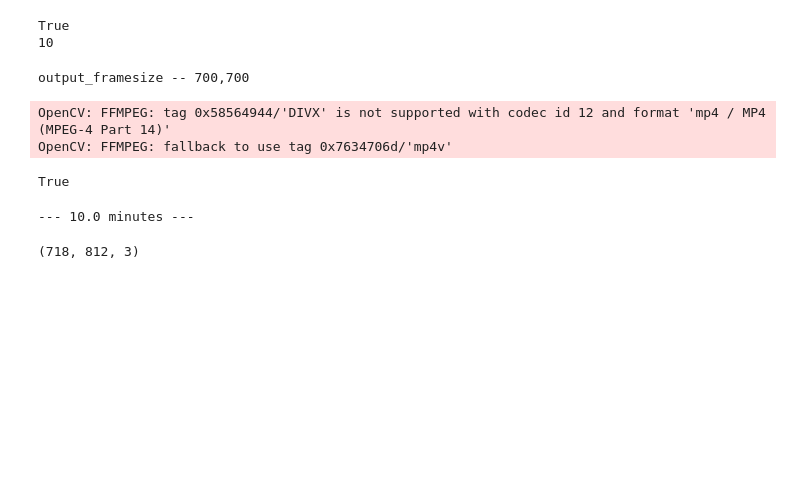
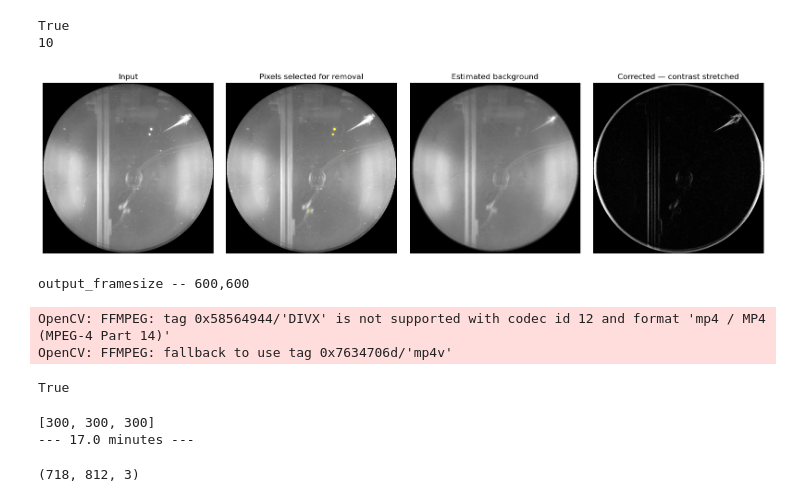
Before and after one commit to lengfei5/image_analysis_test, a Jupyter notebook: scripts/axolotlTracking_process_4sleap.ipynb, the cells around one changed output. Drawn from its saved outputs; the diff is of its cells as text; code cells hidden in the pictures; blank space fills up the shorter version.

```diff
--- a/scripts/axolotlTracking_process_4sleap.ipynb
+++ b/scripts/axolotlTracking_process_4sleap.ipynb
@@ -333,16 +394,53 @@ cv2.setNumThreads(6)
 # %% [output]
 True
 10
+# %%
+blur = cv2.cvtColor(cropped, cv2.COLOR_BGR2GRAY)
+#blur = cv2.medianBlur(blur, 5)
+# %%
+# Replace `image` with your existing 2D grayscale array.
+scaled, dot_mask, background, corrected = clean_image(blur, median_size=20, max_dot_area=80, background_radius=100)
+
+fig, axes = plt.subplots(1, 4, figsize=(16, 4))
+
+axes[0].imshow(scaled, cmap="gray", vmin=0, vmax=1)
+axes[0].set_title("Input")
+
+axes[1].imshow(scaled, cmap="gray", vmin=0, vmax=1)
+axes[1].imshow(
+    np.ma.masked_where(~dot_mask, dot_mask),
+    cmap="autumn",
+    vmin=0,
+    vmax=1,
+    alpha=0.8,
+)
+axes[1].set_title("Pixels selected for removal")
+
+axes[2].imshow(background, cmap="gray", vmin=0, vmax=1)
+axes[2].set_title("Estimated background")
+
+# Display contrast only; does not alter the corrected array.
+vmax = max(float(np.percentile(corrected, 99.5)), 1e-6)
+axes[3].imshow(corrected, cmap="gray", vmin=0, vmax=vmax)
+axes[3].set_title("Corrected — contrast stretched")
+
+for ax in axes:
+    ax.axis("off")
+
+plt.tight_layout()
+plt.show()
+# %% [output]
+[figure, added]
 # %%
 ## Video writer class to output video with contour and centroid of tracked object(s)
 # make sure the frame size matches size of array 'final'
 fourcc = cv2.VideoWriter_fourcc(*codec)
-output_framesize = (700, 700)
+output_framesize = (600, 600)
 print('output_framesize -- ' + str(output_framesize[0]) + ',' + str(output_framesize[1]))
 
 out = cv2.VideoWriter(filename = output_vidpath, fourcc = fourcc, fps = 30.0, frameSize = output_framesize, isColor = True)
 # %% [output]
-output_framesize -- 700,700
+output_framesize -- 600,600
 OpenCV: FFMPEG: tag 0x58564944/'DIVX' is not supported with codec id 12 and format 'mp4 / MP4 (MPEG-4 Part 14)'
 OpenCV: FFMPEG: fallback to use tag 0x7634706d/'mp4v'
 # %%
@@ -351,6 +449,13 @@ cap.set(1, 0)
 True
 # %%
 start = time.time()
+
+circle_x = 300
+circle_y = 300
+circle_radius = 300
+
+print([circle_x, circle_y, circle_radius])
+
 while(True):
     # Capture frame-by-frame
     ret, frame = cap.read()
@@ -358,10 +463,13 @@ while(True):
     this = cap.get(1)
 
     if ret == True:
+
         frame = cv2.resize(frame, None, fx = 1.0, fy = 1.0, interpolation = cv2.INTER_LINEAR)
 
         ## crop the image
-        cropped = frame[18:718, 95:795, :]
+        #cropped = frame[18:718, 95:795, :] # for Katha's video, the size of image 700x700
+        cropped = frame[40:640, 45:645, :] # Deniz's video of 600x600
+
 
         #frame = cv2.resize(frame, None, fx = scaling_img_1, fy = scaling_img_0, interpolation = cv2.INTER_LINEAR)
         #gray_frame = cv2.cvtColor(frame, cv2.COLOR_BGR2GRAY)
@@ -419,7 +527,8 @@ duration = np.around((end - start)/60)
 
 print("--- %s minutes ---" %duration)
 # %% [output]
---- 10.0 minutes ---
+[300, 300, 300]
+--- 17.0 minutes ---
 # %%
 #####################################################################
 ##
```
Also changed, not shown: parts of 7 cells of this notebook.
